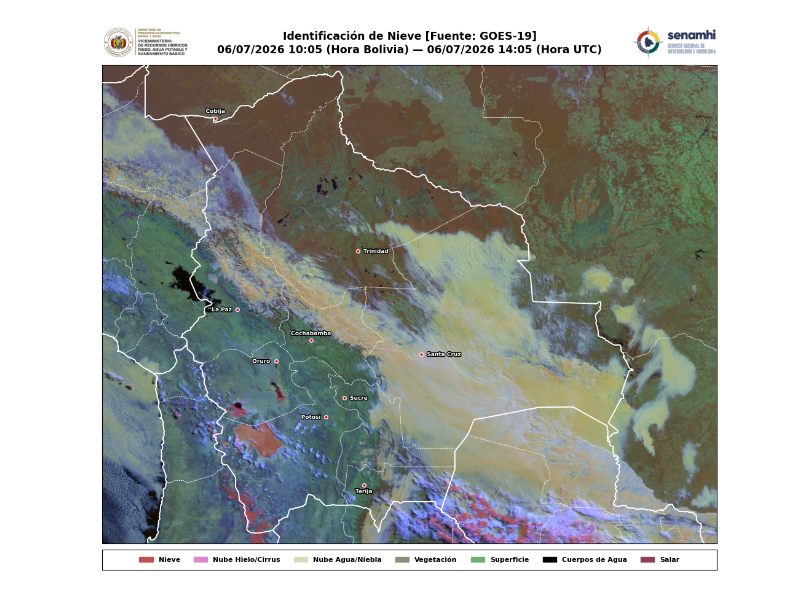
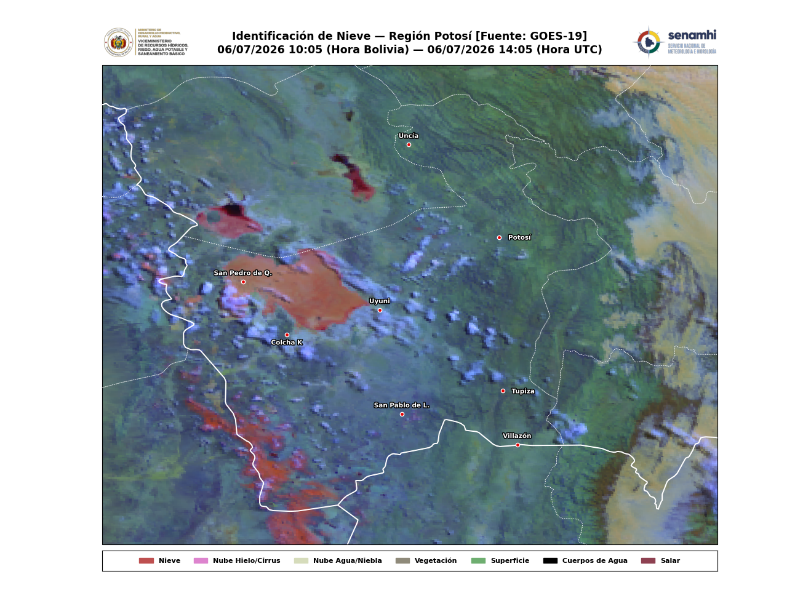
Before and after one commit to diegomapper/goes_env, a Jupyter notebook: Scripts/04_goes19_snowcloud.ipynb, the cells around one changed output. Drawn from its saved outputs; the diff is of its cells as text; code cells hidden in the pictures.

Commit message:
Ajustar el extent al departamento de Potosí.

```diff
--- a/Scripts/04_goes19_snowcloud.ipynb
+++ b/Scripts/04_goes19_snowcloud.ipynb
@@ -15,6 +15,58 @@ import s3fs
 # 1. CONFIGURACIÓN DEL USUARIO
 # ==========================================
 FECHA_BUSCADA = datetime(2026, 7, 6, 14, 00)
+
+# --- SELECCIÓN DE REGIÓN (Opciones disponibles: "BOLIVIA", "POTOSI", "ALTIPLANO") ---
+REGION_OBJETIVO = "POTOSI"  # <-- Solo cambias esta palabra para alternar entre mapas
+
+# Catálogo dinámico de parámetros geográficos
+CONFIG_REGIONAL = {
+    "BOLIVIA": {
+        "extent": [-71.8, -55.2, -23.2, -9.5],
+        "subtitulo": "Bolivia — Cobertura Nacional",
+        "localidades": {
+            "Cobija":     {"lat": -11.02, "lon": -68.74, "pos": "top"},
+            "Trinidad":   {"lat": -14.83, "lon": -64.90, "pos": "right"},
+            "La Paz":     {"lat": -16.50, "lon": -68.15, "pos": "left"},
+            "Cochabamba": {"lat": -17.38, "lon": -66.16, "pos": "top"},
+            "Santa Cruz": {"lat": -17.78, "lon": -63.18, "pos": "right"},
+            "Oruro":      {"lat": -17.98, "lon": -67.11, "pos": "left"},
+            "Sucre":      {"lat": -19.03, "lon": -65.26, "pos": "right"},
+            "Potosí":     {"lat": -19.58, "lon": -65.75, "pos": "left"},
+            "Tarija":     {"lat": -21.53, "lon": -64.73, "pos": "bottom"}
+        }
+    },
+    "POTOSI": {
+        # Extent fino: [Oeste, Este, Sur, Norte]
+        # Le da 0.4° extra de aire abajo para separar los Lípez de la leyenda
+        "extent": [-69.3, -63.8, -23.3, -17.5],
+        "subtitulo": "Región Potosí",
+        "localidades": {
+            "Potosí":         {"lat": -19.58, "lon": -65.75, "pos": "right"},
+            "Uyuni":          {"lat": -20.46, "lon": -66.82, "pos": "top"},
+            "Tupiza":         {"lat": -21.44, "lon": -65.72, "pos": "right"},
+            "Villazón":       {"lat": -22.09, "lon": -65.59, "pos": "top"},  # Cambiado a 'top' para desalinear del borde
+            "Uncía":          {"lat": -18.46, "lon": -66.56, "pos": "top"},
+            "San Pedro de Q.":{"lat": -20.12, "lon": -68.04, "pos": "top"},
+            "San Pablo de L.":{"lat": -21.72, "lon": -66.62, "pos": "top"},
+            "Colcha K":       {"lat": -20.76, "lon": -67.65, "pos": "bottom"}
+        }
+    },
+    "ALTIPLANO": {
+        "extent": [-70.0, -65.0, -23.0, -15.0],
+        "subtitulo": "Región Altiplano (La Paz - Oruro - Potosí)",
+        "localidades": {
+            "La Paz":   {"lat": -16.50, "lon": -68.15, "pos": "left"},
+            "Oruro":    {"lat": -17.98, "lon": -67.11, "pos": "left"},
+            "Potosí":   {"lat": -19.58, "lon": -65.75, "pos": "left"},
+            "Uyuni":    {"lat": -20.46, "lon": -66.82, "pos": "top"},
+            "Copacabana":{"lat": -16.16, "lon": -69.08, "pos": "right"}
+        }
+    }
+}
+
+# Extraemos la configuración seleccionada
+reg_info = CONFIG_REGIONAL[REGION_OBJETIVO]
 
 BASE_DIR = "/Users/diegoperales/Meteorology/GOES"
 RAW_DATA = os.path.join(BASE_DIR, "raw_data")
@@ -114,8 +166,8 @@ fig, ax = plt.subplots(figsize=(10, 9.5), facecolor='white', subplot_kw={'projec
 # Ajuste de márgenes externos
 fig.subplots_adjust(left=0.00, right=1.00, top=0.88, bottom=0.06)
 
-# --- AJUSTE GEOGRÁFICO EQUILIBRADO ---
-ax.set_extent([-71.8, -55.2, -23.2, -9.5], crs=ccrs.PlateCarree())
+# --- AJUSTE GEOGRÁFICO EQUILIBRADO SEGÚN EL DEPARTAMENTO O REGIÓN ---
+ax.set_extent(reg_info["extent"], crs=ccrs.PlateCarree())
 
 # --- EFECTO BORDERLESS ---
 X_grid = ds.x.data * height
@@ -148,13 +200,19 @@ capitales = {
     "Tarija":       {"lat": -21.53, "lon": -64.73, "pos": "bottom"}
 }
 
-for ciudad, info in capitales.items():
-    ax.plot(info["lon"], info["lat"], marker='o', color='#E50001', markersize=4, markeredgecolor='white', markeredgewidth=1.0, transform=ccrs.PlateCarree(), zorder=10)
-    offset_lon = 0.15 if info["pos"] == "right" else (-0.15 if info["pos"] == "left" else 0)
-    offset_lat = 0.15 if info["pos"] == "top" else (-0.22 if info["pos"] == "bottom" else -0.05)
+# El bucle ahora lee el diccionario de la región activa:
+for ciudad, info in reg_info["localidades"].items():
+    ax.plot(info["lon"], info["lat"], marker='o', color='#E50001', markersize=4.5,
+            markeredgecolor='white', markeredgewidth=1.0, transform=ccrs.PlateCarree(), zorder=10)
+
+    offset_lon = 0.08 if info["pos"] == "right" else (-0.08 if info["pos"] == "left" else 0)
+    offset_lat = 0.08 if info["pos"] == "top" else (-0.12 if info["pos"] == "bottom" else -0.03)
     alignment_h = "left" if info["pos"] == "right" else ("right" if info["pos"] == "left" else "center")
 
-    ax.text(info["lon"] + offset_lon, info["lat"] + offset_lat, ciudad, color='white', fontsize=6.5, fontweight='bold', horizontalalignment=alignment_h, transform=ccrs.PlateCarree(), zorder=11, path_effects=[patheffects.withStroke(linewidth=2, foreground='black')])
+    ax.text(info["lon"] + offset_lon, info["lat"] + offset_lat, ciudad, color='white',
+            fontsize=7.5, fontweight='bold', horizontalalignment=alignment_h,
+            transform=ccrs.PlateCarree(), zorder=11,
+            path_effects=[patheffects.withStroke(linewidth=2, foreground='black')])
 
 # --- CAPA 4: PROCESAMIENTO DE FECHAS ---
 fecha_utc = datetime.strptime(ds.t.dt.strftime('%Y-%m-%d %H:%M').item(), '%Y-%m-%d %H:%M')
@@ -163,14 +221,11 @@ string_utc = fecha_utc.strftime('%d/%m/%Y %H:%M (Hora UTC)')
 string_bot = fecha_bot.strftime('%d/%m/%Y %H:%M (Hora Bolivia)')
 
 # --- CAPA 5: TÍTULO CORPORATIVO ADAPTADO ---
+# El título se actualiza automáticamente según la región:
 ax.set_title(
-    f"Identificación de Nieve [Fuente: GOES-19]\n"
+    f"Identificación de Nieve — {reg_info['subtitulo']} [Fuente: GOES-19]\n"
     f"{string_bot} — {string_utc}",
-    fontsize=12.5,
-    fontweight='bold',
-    pad=14,
-    loc='center',
-    linespacing=1.3
+    fontsize=12.5, fontweight='bold', pad=14, loc='center', linespacing=1.3
 )
 
 # --- CAPA 6: LEYENDA HORIZONTAL ---
@@ -217,7 +272,8 @@ try:
 except Exception as e:
     print(f"Alerta logos: {e}")
 
-output_name = f"{OUTPUTS}/GOES19_DaySnowFog_SENAMHI_Bolivia_Full_{fecha_utc.strftime('%Y%m%d_%H%M')}.png"
+# El archivo final guardará la palabra del mapa generado (ej. ..._POTOSI_2026...)
+output_name = f"{OUTPUTS}/GOES19_DaySnowFog_SENAMHI_{REGION_OBJETIVO}_{fecha_utc.strftime('%Y%m%d_%H%M')}.png"
 
 plt.savefig(output_name, dpi=200, bbox_inches='tight', pad_inches=0.03)
 print(f"¡Producto Snow/Fog RGB generado con éxito!: {output_name}")
@@ -232 +288 @@ Carimbo y logos adaptados correctamente.
-[figure, old version]
+[figure, new version]
```
Also changed, not shown: parts of 1 cell of this notebook.
